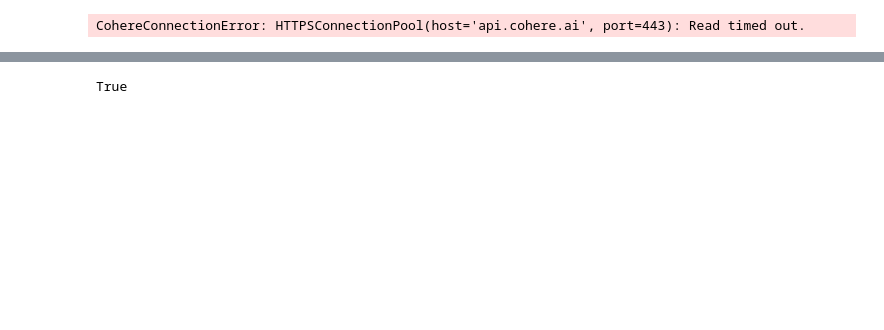
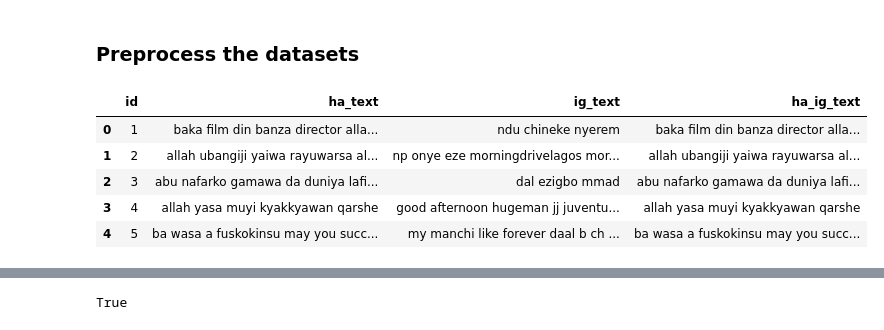
Before and after one commit to Muhammad0isah/SemanticSearch, a Jupyter notebook: semantic_search.ipynb, the cells around one changed output, grey strips where cells are left out. Cells and saved outputs as stored; diff of their text form; code cells hidden in the pictures; blank space fills up the shorter version.

```diff
--- a/semantic_search.ipynb
+++ b/semantic_search.ipynb
@@ -18,20 +26,27 @@ ibo_df = pd.read_csv("data/ibo.csv")
+# %% [markdown]
+### Preprocess the datasets
 # %%
-# Step 4: Preprocess the datasets
 def preprocess(text):
     # Remove any non-alphanumeric characters
-    text = re.sub(r"@[^\s]+", "", text)
-    text = re.sub(r"http[^\s]+", "", text)
+    text = re.sub(r"@[^\s]+", "", str(text))
+    text = re.sub(r"http[^\s]+", "", str(text))
     # Remove any extra whitespace
-    text = re.sub(r"\s+", " ", text)
+    text = re.sub(r"\s+", " ", str(text))
     # Convert to lowercase
     text = text.lower()
     return text
 
-hau_df[" tweet"] = hau_df[" tweet"].apply(preprocess)
-ibo_df[" tweet"] = ibo_df[" tweet"].apply(preprocess)
+df["ha_text"] = df["ha_text"].apply(preprocess)
+df["ig_text"] = df["ig_text"].apply(preprocess)
+df.head()
+# %% [output]
+|  | id | ha_text | ig_text | ha_ig_text |
+| 0 | 1 | baka film din banza director alla... | ndu chineke nyerem | baka film din banza director alla... |
+| 1 | 2 | allah ubangiji yaiwa rayuwarsa al... | np onye eze morningdrivelagos mor... | allah ubangiji yaiwa rayuwarsa al... |
+| 2 | 3 | abu nafarko gamawa da duniya lafi... | dal ezigbo mmad | abu nafarko gamawa da duniya lafi... |
+| 3 | 4 | allah yasa muyi kyakkyawan qarshe | good afternoon hugeman jj juventu... | allah yasa muyi kyakkyawan qarshe |
+| 4 | 5 | ba wasa a fuskokinsu may you succ... | my manchi like forever daal b ch ... | ba wasa a fuskokinsu may you succ... |
 # %%
-# Step 5: Use the Cohere API to create embeddings for each sentence in the Hausa dataset
-hau_embeddings = co.embed(hau_df[" tweet"][:1000].tolist(), model="embed-english-v2.0")
-hau_embeddings = np.array(list(hau_embeddings))
+# Use the Cohere API to create embeddings for each sentence in the Hausa and Igbo from dataset
+embeddings = co.embed(df["ha_ig_text"][:100].to_list(), model="embed-multilingual-v2.0")
+embeddings = np.array(list(embeddings))
-# %% [output]
-CohereConnectionError: HTTPSConnectionPool(host='api.cohere.ai', port=443): Read timed out.
```
Also changed, not shown: parts of 12 cells of this notebook, 4 other files.
